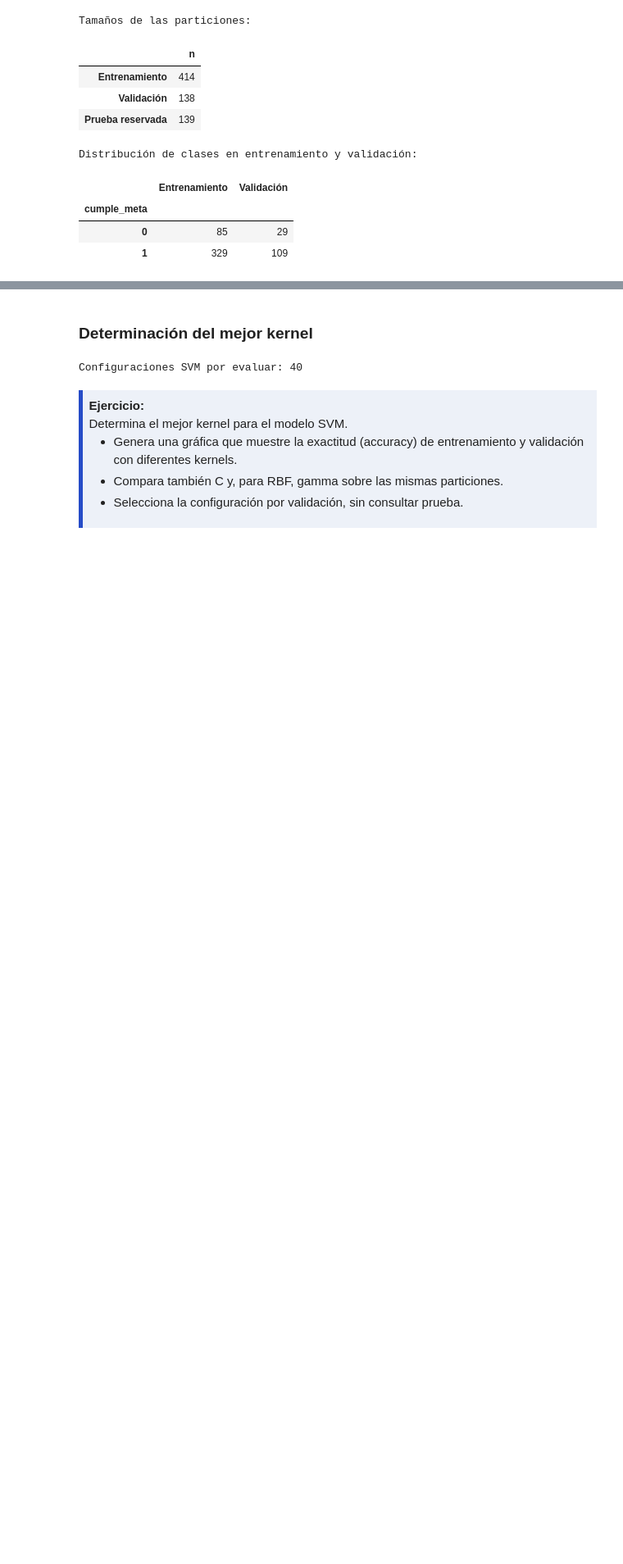
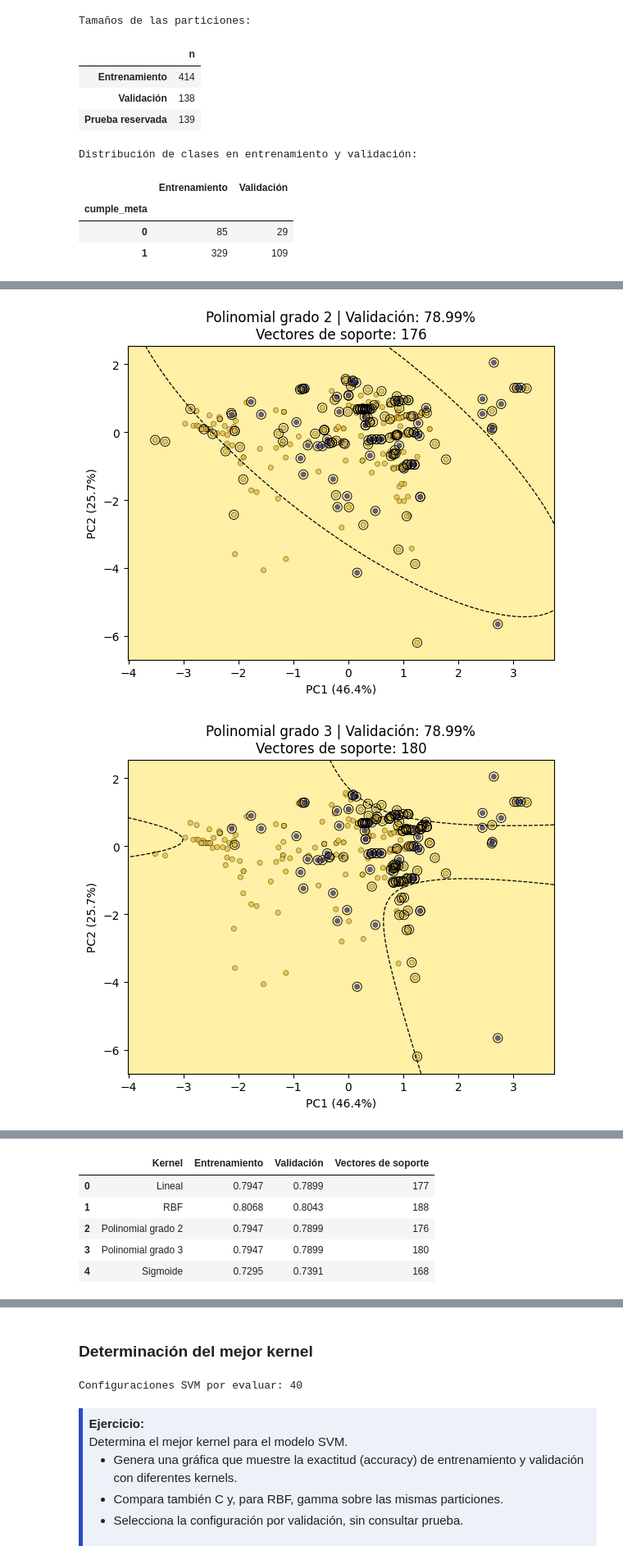
Before and after one commit to 2007Mateo/Aprendizaje_Autom-tico_Inicial_GV, a Jupyter notebook: 06-SVM_Resuelto.ipynb, the cells around one changed output, grey strips where cells are left out. Shown at 82% size. Cells and saved outputs as stored; diff of their text form; code cells hidden in the pictures; blank space fills up the shorter version.

```diff
--- a/06-SVM_Resuelto.ipynb
+++ b/06-SVM_Resuelto.ipynb
@@ -163,0 +277,17 @@ Distribución de clases en entrenamiento y validación:
+# %%
+for nombre, params in [("Polinomial grado 2", {"kernel":"poly","degree":2}),
+                       ("Polinomial grado 3", {"kernel":"poly","degree":3}),
+                       ("Sigmoide", {"kernel":"sigmoid"})]:
+    modelo_2d = SVC(C=1, **params).fit(X_train_2d,y_train)
+    modelos_2d[nombre] = modelo_2d
+    fig, ax = plt.subplots(figsize=(6,5))
+    dibujar_region(ax, modelo_2d, nombre)
+    plt.tight_layout(); plt.show()
+
+resumen_2d = pd.DataFrame([{"Kernel":nombre, "Entrenamiento":m.score(X_train_2d,y_train),
+    "Validación":m.score(X_val_2d,y_val), "Vectores de soporte":len(m.support_vectors_)}
+    for nombre,m in modelos_2d.items()])
+display(resumen_2d.round(4))
+# %% [output]
+[figure, added]
+[figure, added]
@@ -163,0 +295,6 @@ Distribución de clases en entrenamiento y validación:
+|  | Kernel | Entrenamiento | Validación | Vectores de soporte |
+| 0 | Lineal | 0.7947 | 0.7899 | 177 |
+| 1 | RBF | 0.8068 | 0.8043 | 188 |
+| 2 | Polinomial grado 2 | 0.7947 | 0.7899 | 176 |
+| 3 | Polinomial grado 3 | 0.7947 | 0.7899 | 180 |
+| 4 | Sigmoide | 0.7295 | 0.7391 | 168 |
```
Also changed, not shown: parts of 12 cells of this notebook.
